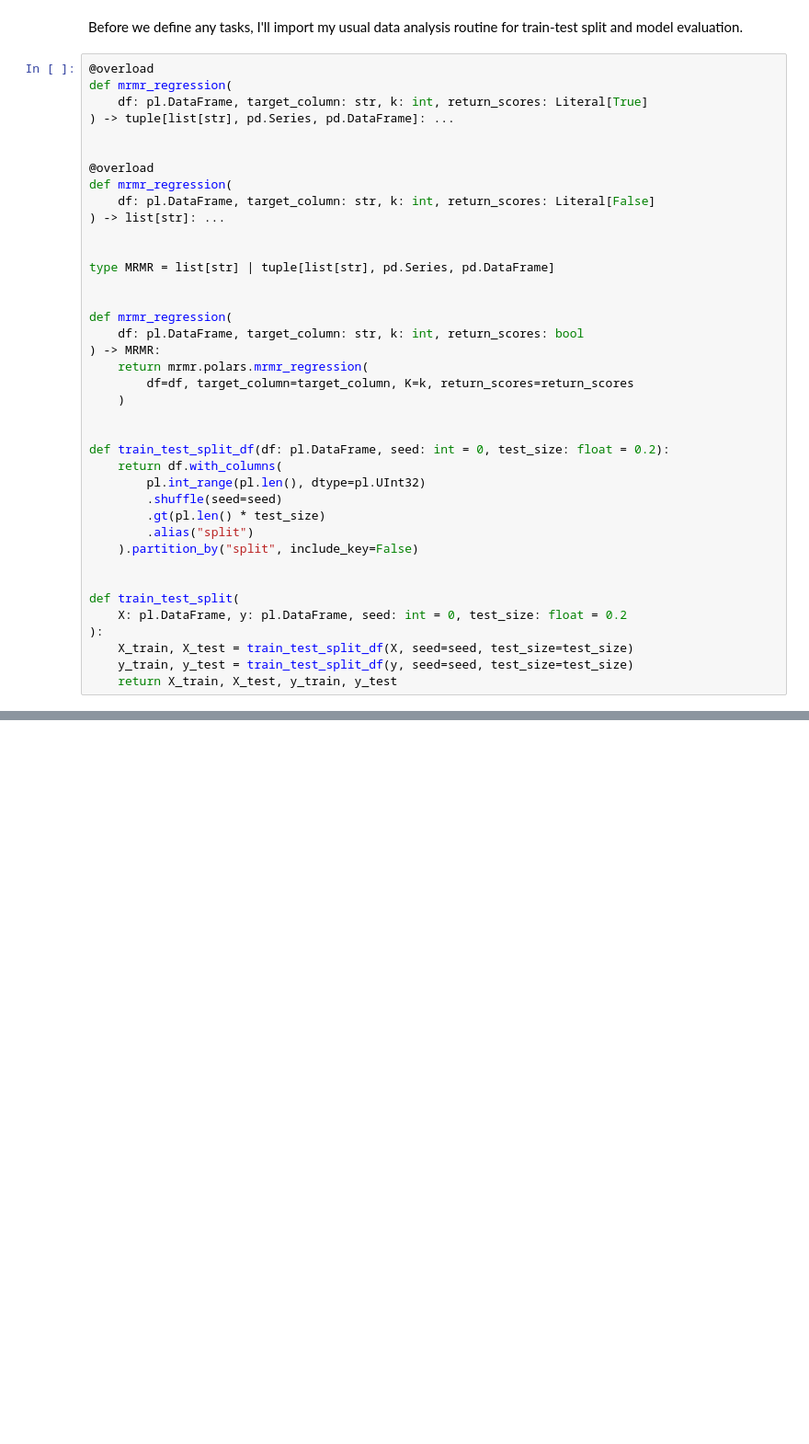
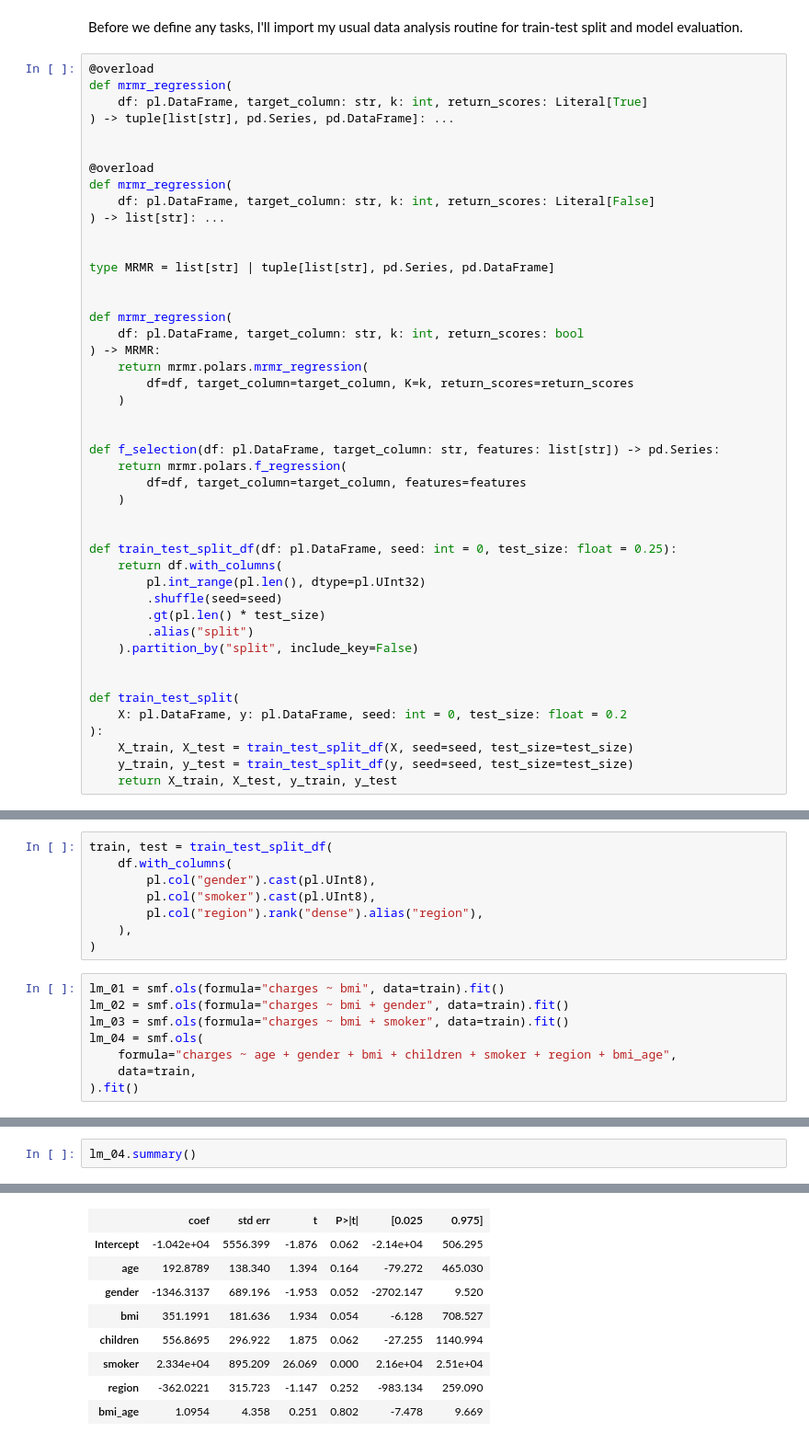
Before and after one commit to EquineEngineer/ds-starter, a Jupyter notebook: HW1-ds241526.ipynb, the cells around one changed output, grey strips where cells are left out. Shown at 92% size. Cells and saved outputs as stored; diff of their text form; blank space fills up the shorter version.

```diff
--- a/assignment.ipynb
+++ b/HW1-ds241526.ipynb
@@ -366,7 +369,13 @@ def mrmr_regression(
     )
 
 
-def train_test_split_df(df: pl.DataFrame, seed: int = 0, test_size: float = 0.2):
+def f_selection(df: pl.DataFrame, target_column: str, features: list[str]) -> pd.Series:
+    return mrmr.polars.f_regression(
+        df=df, target_column=target_column, features=features
+    )
+
+
+def train_test_split_df(df: pl.DataFrame, seed: int = 0, test_size: float = 0.25):
     return df.with_columns(
         pl.int_range(pl.len(), dtype=pl.UInt32)
         .shuffle(seed=seed)
@@ -383,0 +395,16 @@ def train_test_split(
+# %%
+train, test = train_test_split_df(
+    df.with_columns(
+        pl.col("gender").cast(pl.UInt8),
+        pl.col("smoker").cast(pl.UInt8),
+        pl.col("region").rank("dense").alias("region"),
+    ),
+)
+# %%
+lm_01 = smf.ols(formula="charges ~ bmi", data=train).fit()
+lm_02 = smf.ols(formula="charges ~ bmi + gender", data=train).fit()
+lm_03 = smf.ols(formula="charges ~ bmi + smoker", data=train).fit()
+lm_04 = smf.ols(
+    formula="charges ~ age + gender + bmi + children + smoker + region + bmi_age",
+    data=train,
+).fit()
@@ -383,0 +460,3 @@ def train_test_split(
+# %%
+lm_04.summary()
+# %% [output]
@@ -383,0 +473,9 @@ def train_test_split(
+|  | coef | std err | t | P>|t| | [0.025 | 0.975] |
+| Intercept | -1.042e+04 | 5556.399 | -1.876 | 0.062 | -2.14e+04 | 506.295 |
+| age | 192.8789 | 138.340 | 1.394 | 0.164 | -79.272 | 465.030 |
+| gender | -1346.3137 | 689.196 | -1.953 | 0.052 | -2702.147 | 9.520 |
+| bmi | 351.1991 | 181.636 | 1.934 | 0.054 | -6.128 | 708.527 |
+| children | 556.8695 | 296.922 | 1.875 | 0.062 | -27.255 | 1140.994 |
+| smoker | 2.334e+04 | 895.209 | 26.069 | 0.000 | 2.16e+04 | 2.51e+04 |
+| region | -362.0221 | 315.723 | -1.147 | 0.252 | -983.134 | 259.090 |
+| bmi_age | 1.0954 | 4.358 | 0.251 | 0.802 | -7.478 | 9.669 |
```
Also changed, not shown: parts of 25 cells of this notebook, 8 other files.
